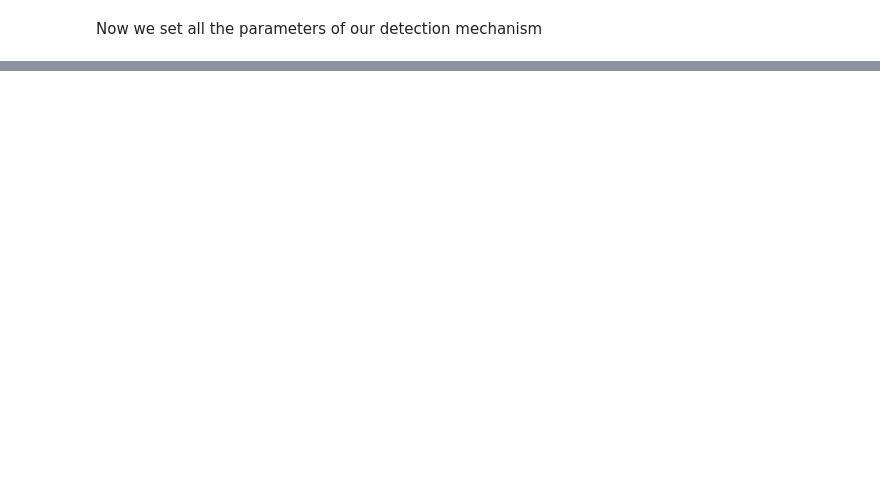
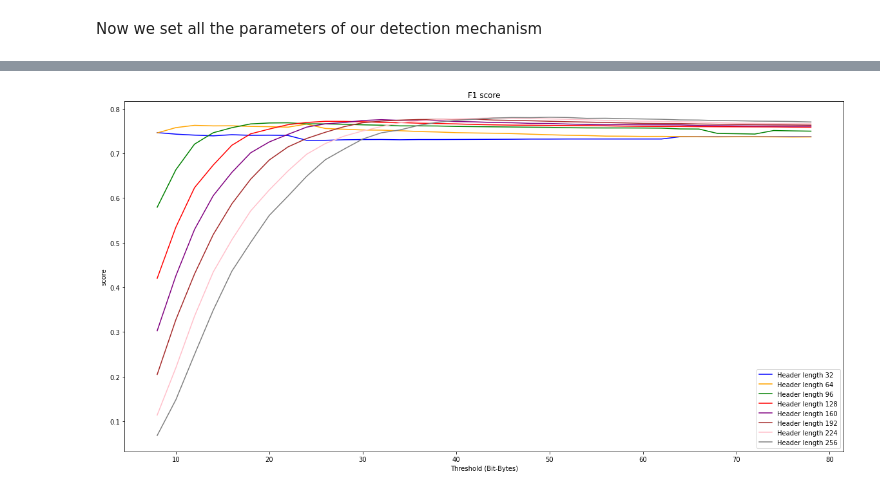
Before and after one commit to gomitolof/DAA-for-Ransomware-detection, a Jupyter notebook: DAAMitigationsTwoFragments.ipynb, the cells around one changed output, grey strips where cells are left out. Cells and saved outputs as stored; diff of their text form; code cells hidden in the pictures; blank space fills up the shorter version.

```diff
--- a/DAAMitigationsTwoFragments.ipynb
+++ b/DAAMitigationsTwoFragments.ipynb
@@ -253 +356,39 @@ Total true negatives: 477217
+# %%
+# F1 score = 2*(Recall * Precision) / (Recall + Precision)
+
+# Get for each threshold and header length the f1 score
+hl_thresh= np.zeros([int(static_offset/8+1),len(thresholds)])
+for i in range(int(static_offset/8+1)):
+    for j in range(len(thresholds)):
+        sumTP=0
+        sumTN=0
+        sumFP=0
+        sumFN=0
+        for k in range(len(paths)):
+            sumTP=sumTP+TP_des[j][k][i]
+            sumTN=sumTN+TN_des[j][k][i]
+            sumFP=sumFP+FP_des[j][k][i]
+            sumFN=sumFN+FN_des[j][k][i]
+        if ((sumTP+sumFN)>0) and ((sumTP+sumFP)>0) :
+            precision= sumTP/(sumTP+sumFP)
+            recall= sumTP/(sumTP+sumFN)
+            hl_thresh[i][j] = 2*(recall*precision)/(recall+precision)
+
+# Plot of the f1 score obtained using different threshold and different header lengths
+plt.figure(figsize=(20,10))
+plt.title("F1 score")
+plt.xlabel("Threshold (Bit-Bytes)")
+plt.ylabel("score")
+plt.plot(thresholds, hl_thresh[4], color="blue", label="Header length 32")
+plt.plot(thresholds, hl_thresh[8], color="orange", label="Header length 64")
+plt.plot(thresholds, hl_thresh[12], color="green", label="Header length 96")
+plt.plot(thresholds, hl_thresh[16], color="red", label="Header length 128")
+plt.plot(thresholds, hl_thresh[20], color="purple", label="Header length 160")
+plt.plot(thresholds, hl_thresh[24], color="brown", label="Header length 192")
+plt.plot(thresholds, hl_thresh[28], color="pink", label="Header length 224")
+plt.plot(thresholds, hl_thresh[32], color="grey", label="Header length 256")
+plt.legend()
+plt.show()
+# %% [output]
+[figure, added]
 # %%
```
Also changed, not shown: parts of 11 cells of this notebook, 12 other files.
